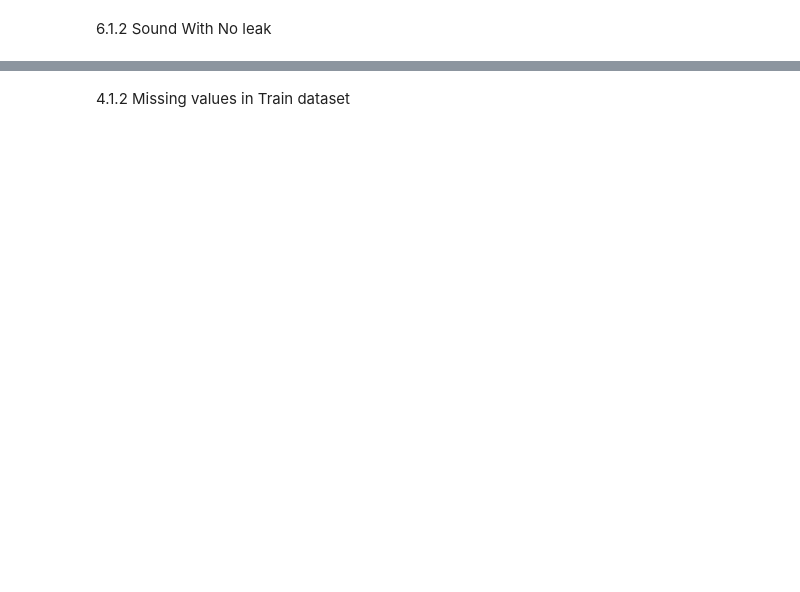
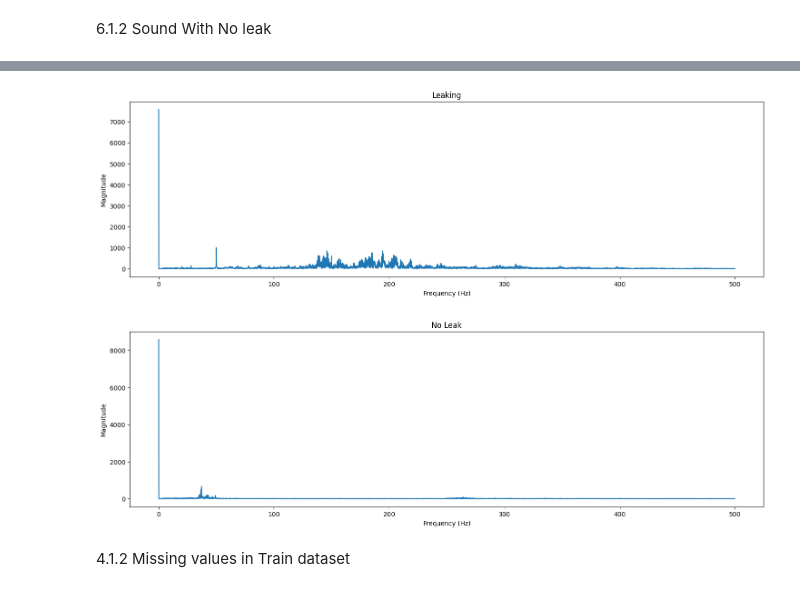
Before and after one commit to jmagwede/Project, a Jupyter notebook: notebooks/2307FTDS_Intern_1.ipynb, the cells around one changed output, grey strips where cells are left out. Saved outputs shown, nothing was run; the diff lists cells and outputs as text; code cells hidden in the pictures; blank space fills up the shorter version.

```diff
--- a/notebooks/2307FTDS_Intern_1.ipynb
+++ b/notebooks/2307FTDS_Intern_1.ipynb
@@ -355,2 +473,28 @@ Audio(audio_data)
+# %%
+# derive spectrum using FT
+ft = sp.fft.fft(y)
+magnitude = np.absolute(ft)
+frequency = np.linspace(0, sr, len(magnitude))
+
+ft = sp.fft.fft(z)
+magnituden = np.absolute(ft)
+frequencyn = np.linspace(0, srn, len(magnitude))
+# %%
+# plot spectrum
+plt.figure(figsize=(18, 5))
+plt.plot(frequency[:5000], magnitude[:5000]) # magnitude spectrum
+plt.title("Leaking")
+plt.xlabel("Frequency (Hz)")
+plt.ylabel("Magnitude")
+
+plt.figure(figsize=(18, 5))
+plt.plot(frequencyn[:5000], magnituden[:5000]) # magnitude spectrum
+plt.title("No Leak")
+plt.xlabel("Frequency (Hz)")
+plt.ylabel("Magnitude")
+plt.show()
+# %% [output]
+[figure, added]
+[figure, added]
 # %% [markdown]
 4.1.2 <u/>Missing values in Train dataset </u>
```
Also changed, not shown: parts of 37 cells of this notebook.
